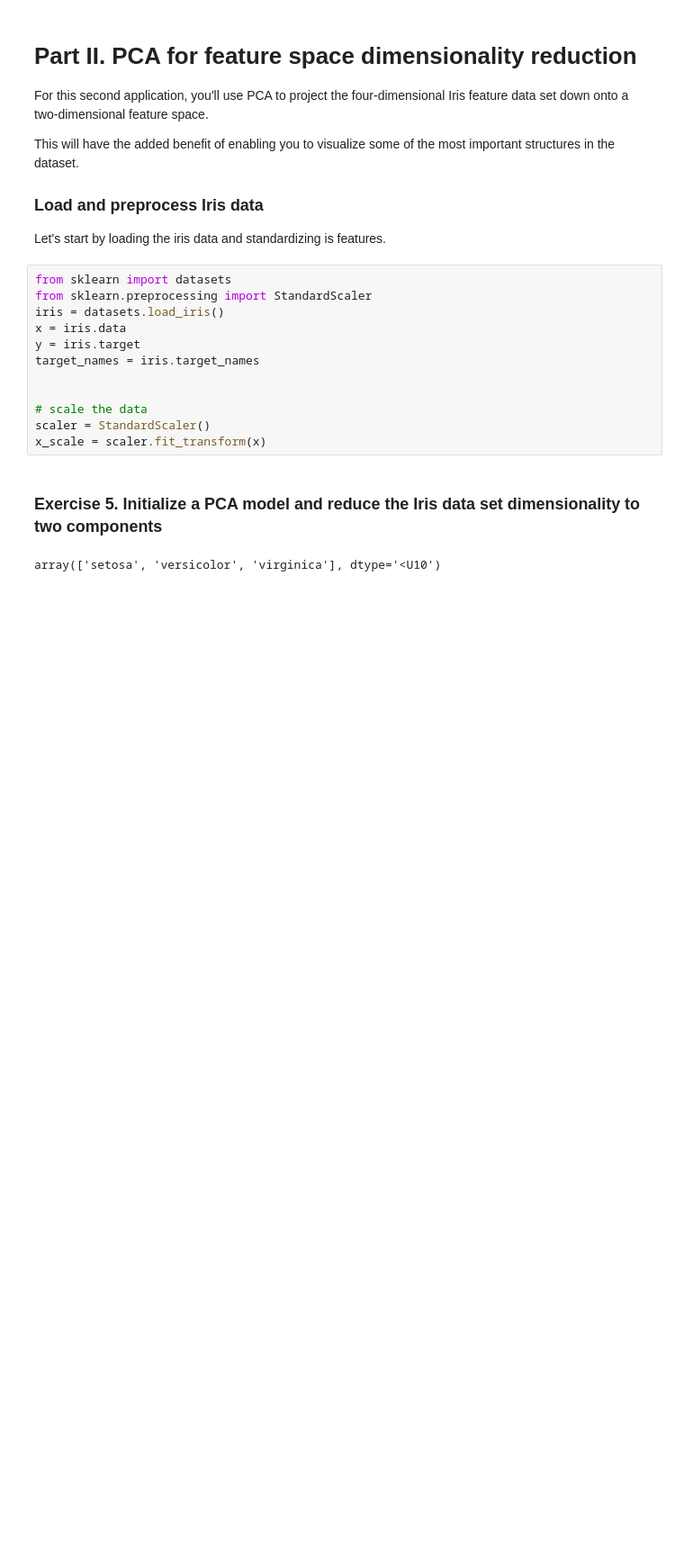
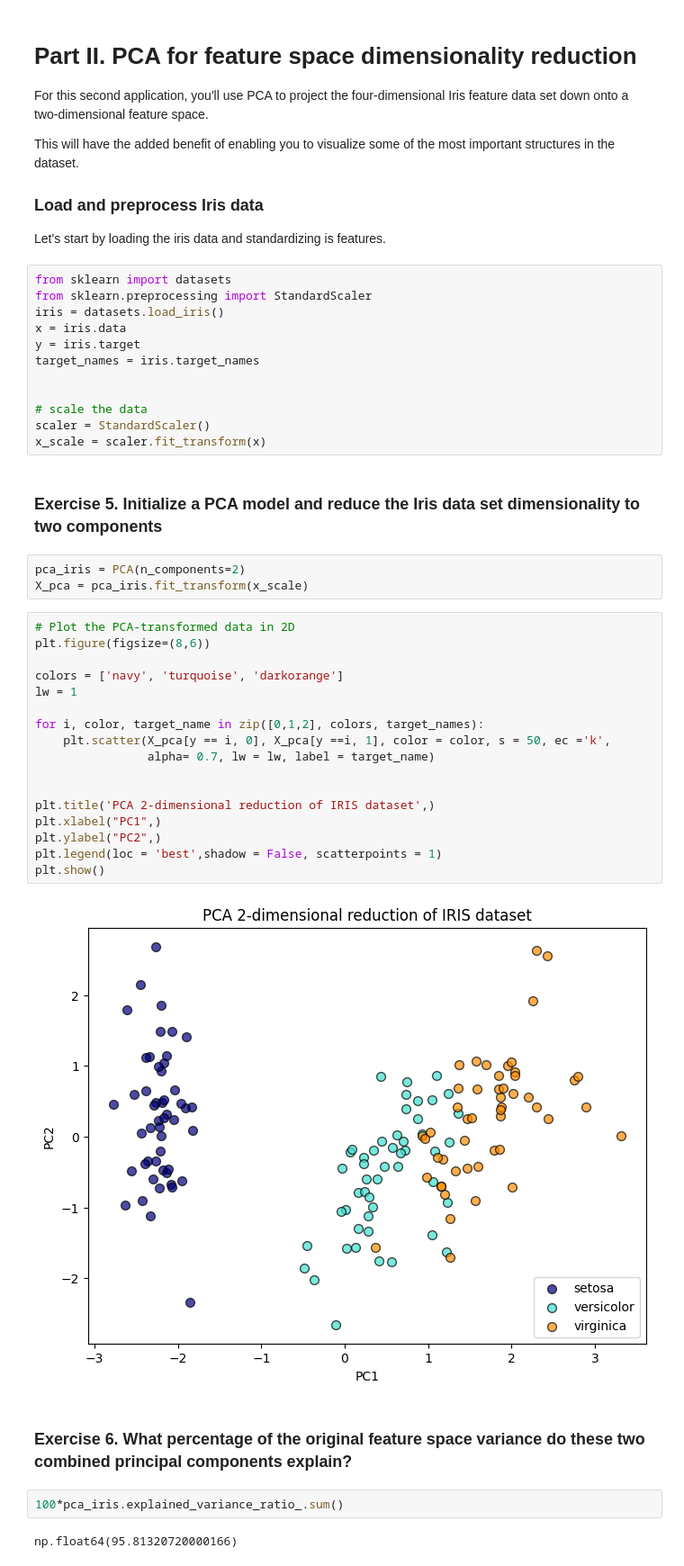
Before and after one commit to VishSeran/machine-learning-models, a Jupyter notebook: pca-analysis/pca-analysis.ipynb, the cells around one changed output. Shown at 90% size. Cells and saved outputs as stored; diff of their text form; blank space fills up the shorter version.

Commit message:
load the data set and scales and visualized

```diff
--- a/pca-analysis/pca-analysis.ipynb
+++ b/pca-analysis/pca-analysis.ipynb
@@ -165,5 +165,30 @@ x_scale = scaler.fit_transform(x)
 # %% [markdown]
 ### Exercise 5. Initialize a PCA model and reduce the Iris data set dimensionality to two components
 # %%
+pca_iris = PCA(n_components=2)
+X_pca = pca_iris.fit_transform(x_scale)
-# %% [output]
-array(['setosa', 'versicolor', 'virginica'], dtype='<U10')
+# %%
+# Plot the PCA-transformed data in 2D
+plt.figure(figsize=(8,6))
+
+colors = ['navy', 'turquoise', 'darkorange']
+lw = 1
+
+for i, color, target_name in zip([0,1,2], colors, target_names):
+    plt.scatter(X_pca[y == i, 0], X_pca[y ==i, 1], color = color, s = 50, ec ='k',
+                alpha= 0.7, lw = lw, label = target_name)
+
+
+plt.title('PCA 2-dimensional reduction of IRIS dataset',)
+plt.xlabel("PC1",)
+plt.ylabel("PC2",)
+plt.legend(loc = 'best',shadow = False, scatterpoints = 1)
+plt.show()
+# %% [output]
+[figure, added]
+# %% [markdown]
+### Exercise 6. What percentage of the original feature space variance do these two combined principal components explain?
+# %%
+100*pca_iris.explained_variance_ratio_.sum()
+# %% [output]
+np.float64(95.81320720000166)
```
Also changed, not shown: parts of 4 cells of this notebook.
